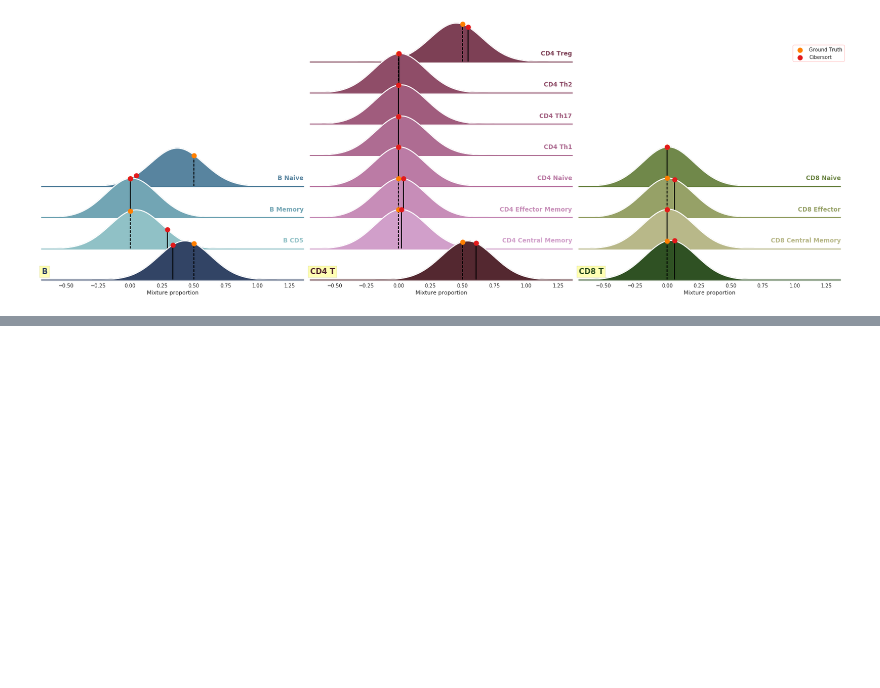
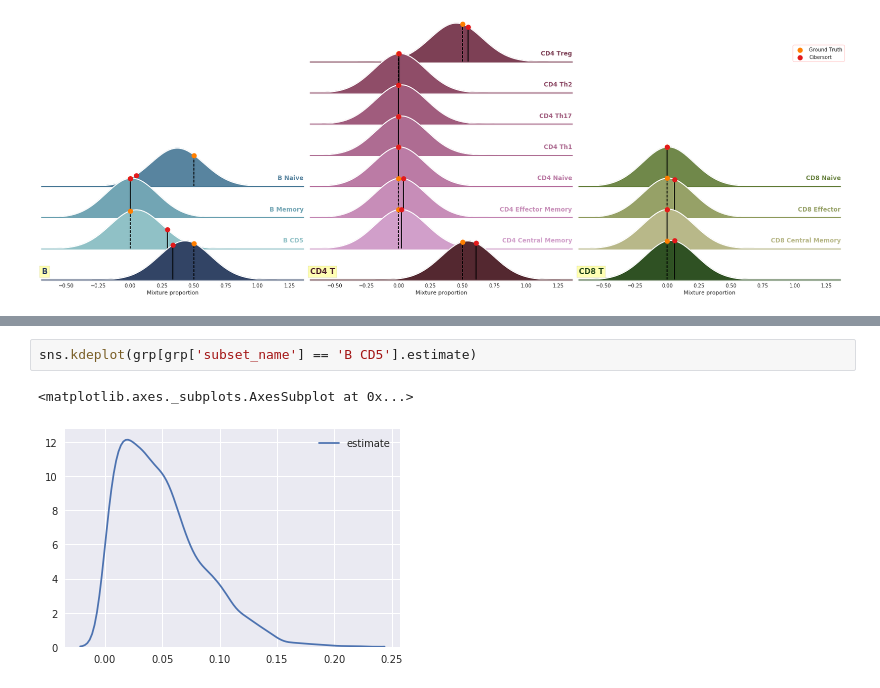
Before and after one commit to hammerlab/immune-infiltrate-explorations, a Jupyter notebook: model-single-origin-samples/2.1.2 Clearer figure.ipynb, the cells around one changed output, grey strips where cells are left out. Saved outputs shown, nothing was run; the diff lists cells and outputs as text; blank space fills up the shorter version.

```diff
--- a/model-single-origin-samples/2.1.2 Clearer figure.ipynb
+++ b/model-single-origin-samples/2.1.2 Clearer figure.ipynb
@@ -1580,0 +1644,5 @@ with sns.axes_style("white", rc={"axes.facecolor": (0, 0, 0, 0)}):
+# %%
+sns.kdeplot(grp[grp['subset_name'] == 'B CD5'].estimate)
+# %% [output]
+<matplotlib.axes._subplots.AxesSubplot at 0x...>
+[figure, added]
```
Also changed, not shown: parts of 17 cells of this notebook, 2 other files.
